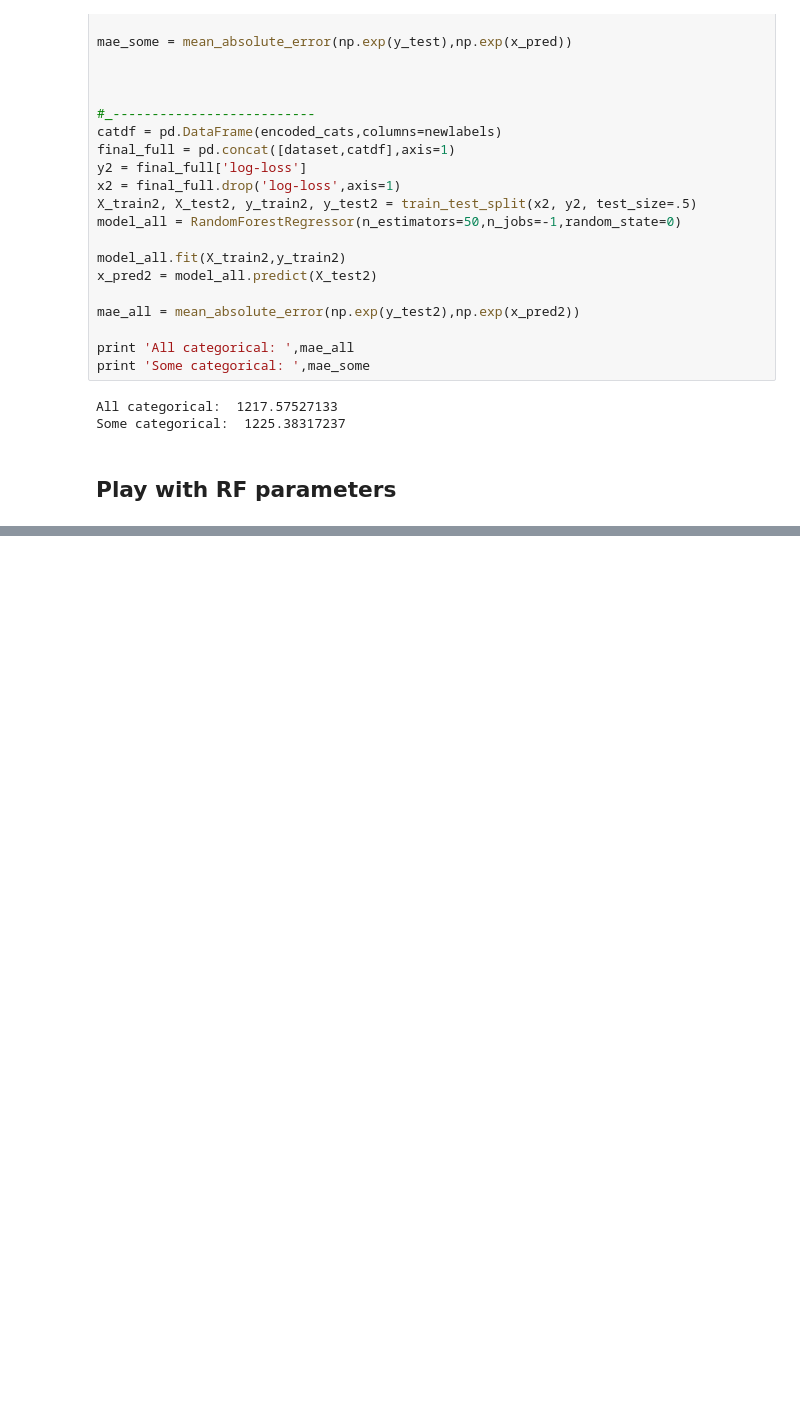
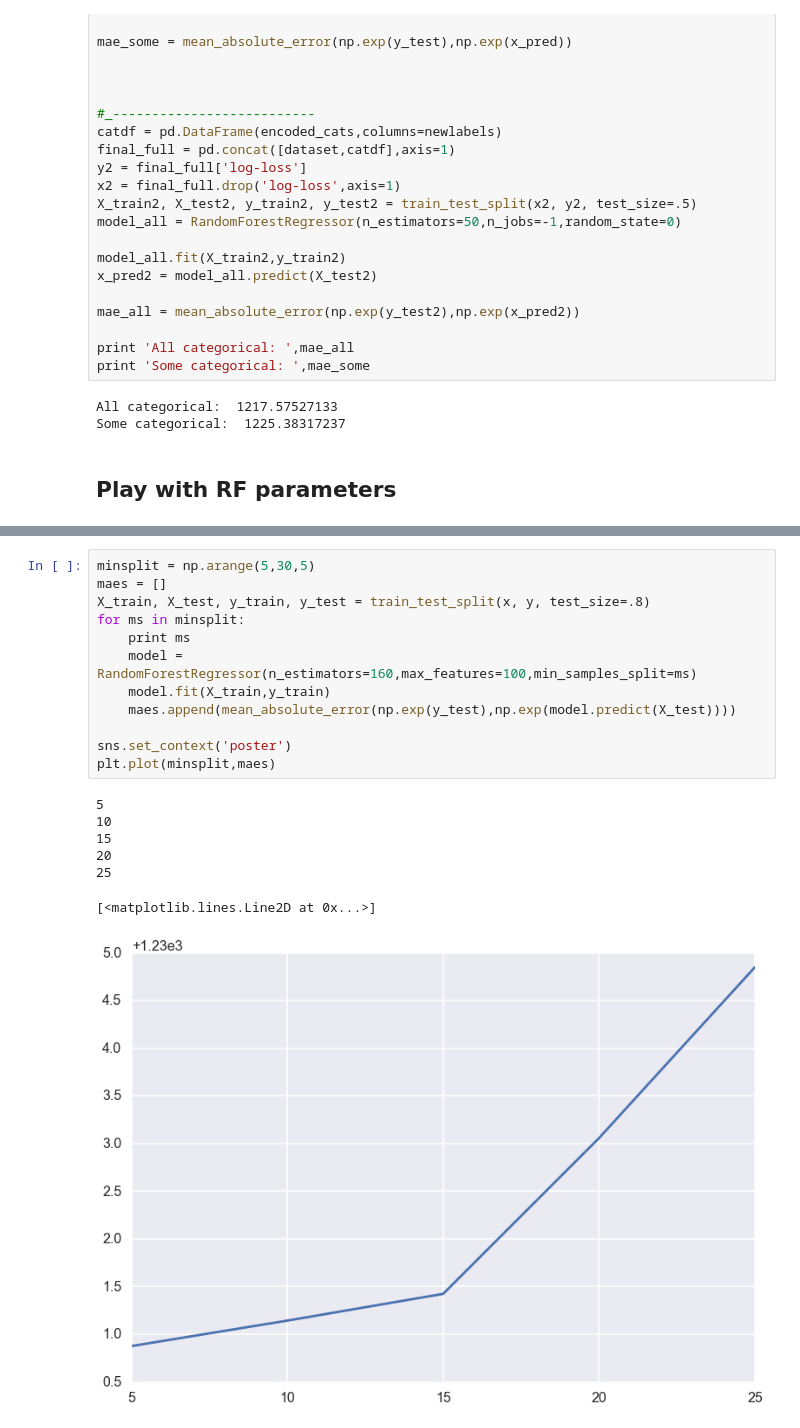
Before and after one commit to ewillmot/kaggle-allstate, a Jupyter notebook: notebooks/20161024_KEW_randomforest.ipynb, the cells around one changed output, grey strips where cells are left out. Saved outputs shown, nothing was run; the diff lists cells and outputs as text; blank space fills up the shorter version.

```diff
--- a/notebooks/20161024_KEW_randomforest.ipynb
+++ b/notebooks/20161024_KEW_randomforest.ipynb
@@ -176,0 +223,20 @@ plt.plot(nestimators,maes)
+# %%
+minsplit = np.arange(5,30,5)
+maes = []
+X_train, X_test, y_train, y_test = train_test_split(x, y, test_size=.8)
+for ms in minsplit:
+    print ms
+    model = RandomForestRegressor(n_estimators=160,max_features=100,min_samples_split=ms)
+    model.fit(X_train,y_train)
+    maes.append(mean_absolute_error(np.exp(y_test),np.exp(model.predict(X_test))))
+
+sns.set_context('poster')
+plt.plot(minsplit,maes)
+# %% [output]
+5
+10
+15
+20
+25
+[<matplotlib.lines.Line2D at 0x...>]
+[figure, added]
```
Also changed, not shown: parts of 4 cells of this notebook.
